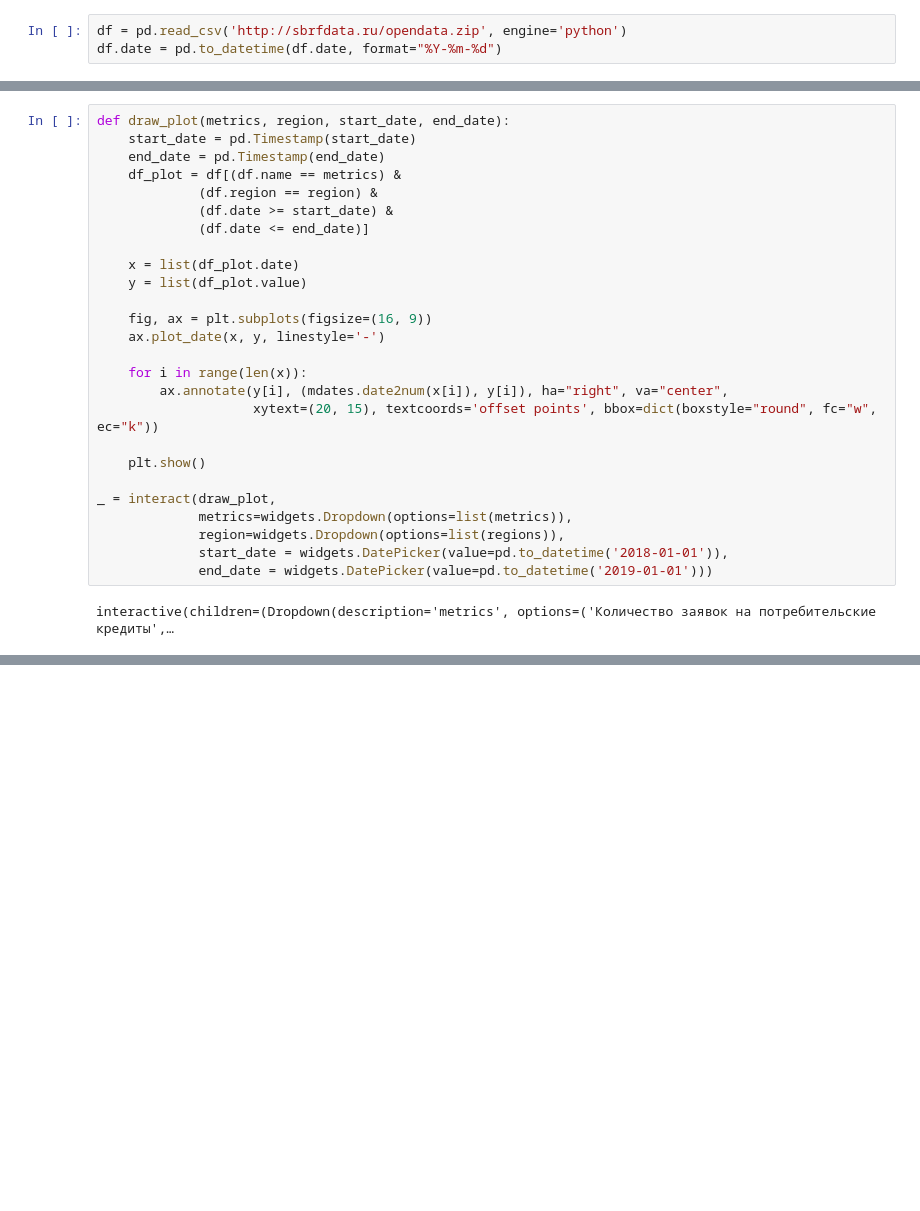
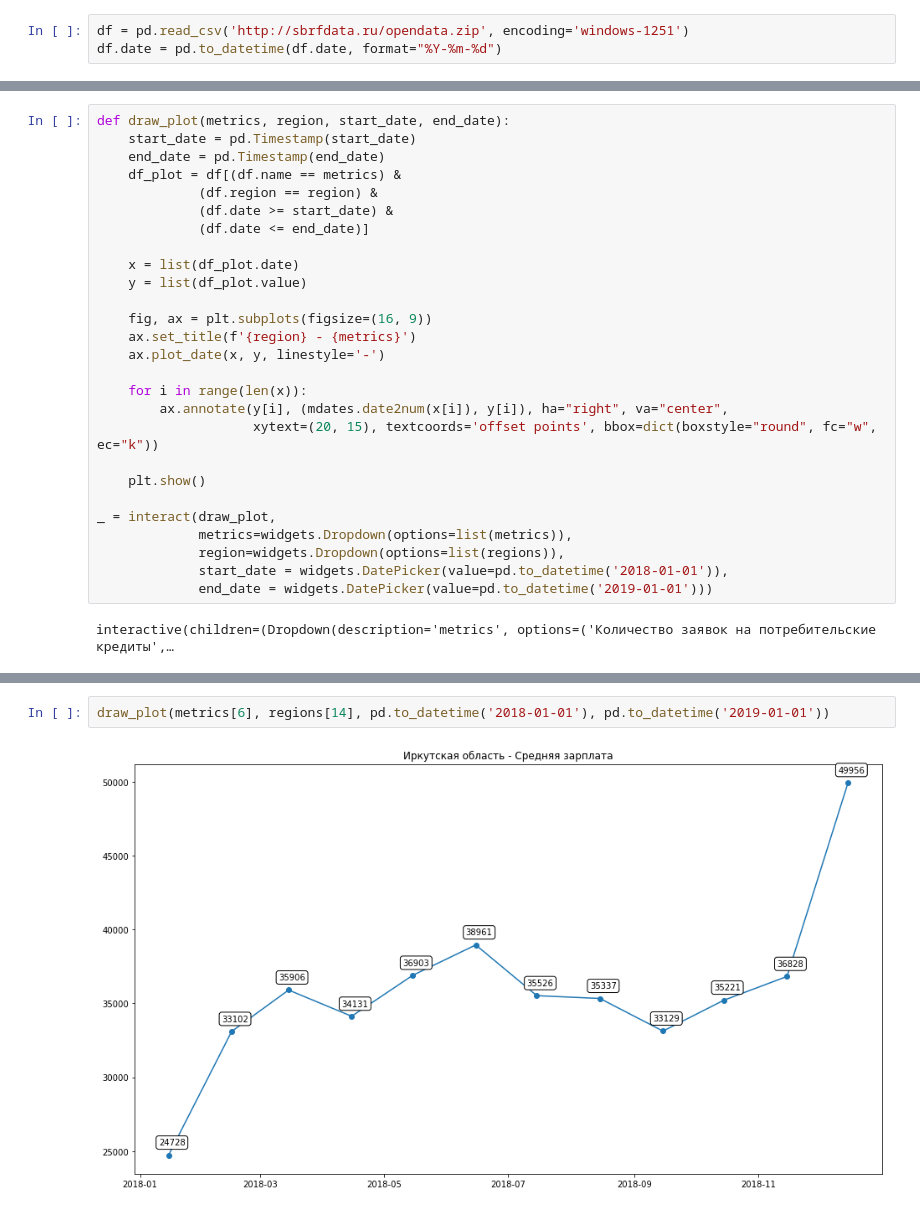
Before and after one commit to xrustle/Scraping_and_Crawling, a Jupyter notebook: GB_Course/HW8_opendata/HW8_opendata.ipynb, the cells around one changed output, grey strips where cells are left out. Drawn from its saved outputs; the diff is of its cells as text; blank space fills up the shorter version.

Commit message:
Open data interactive plot

```diff
--- a/GB_Course/HW8_opendata/HW8_opendata.ipynb
+++ b/GB_Course/HW8_opendata/HW8_opendata.ipynb
@@ -37,7 +48,7 @@ register_matplotlib_converters()
 # %% [markdown]
 Создаем DataFrame, конвертируем строку с датой в Datetime.
 # %%
-df = pd.read_csv('http://sbrfdata.ru/opendata.zip', engine='python')
+df = pd.read_csv('http://sbrfdata.ru/opendata.zip', encoding='windows-1251')
 df.date = pd.to_datetime(df.date, format="%Y-%m-%d")
 # %% [markdown]
 Строим списки уникальных значений регионов и метрик.
@@ -59,6 +70,7 @@ def draw_plot(metrics, region, start_date, end_date):
     y = list(df_plot.value)
 
     fig, ax = plt.subplots(figsize=(16, 9))
+    ax.set_title(f'{region} - {metrics}')
     ax.plot_date(x, y, linestyle='-')
 
     for i in range(len(x)):
@@ -76,0 +138,4 @@ interactive(children=(Dropdown(description='metrics', options=('Количест
+# %%
+draw_plot(metrics[6], regions[14], pd.to_datetime('2018-01-01'), pd.to_datetime('2019-01-01'))
+# %% [output]
+[figure, added]
```
Also changed, not shown: parts of 8 cells of this notebook.
